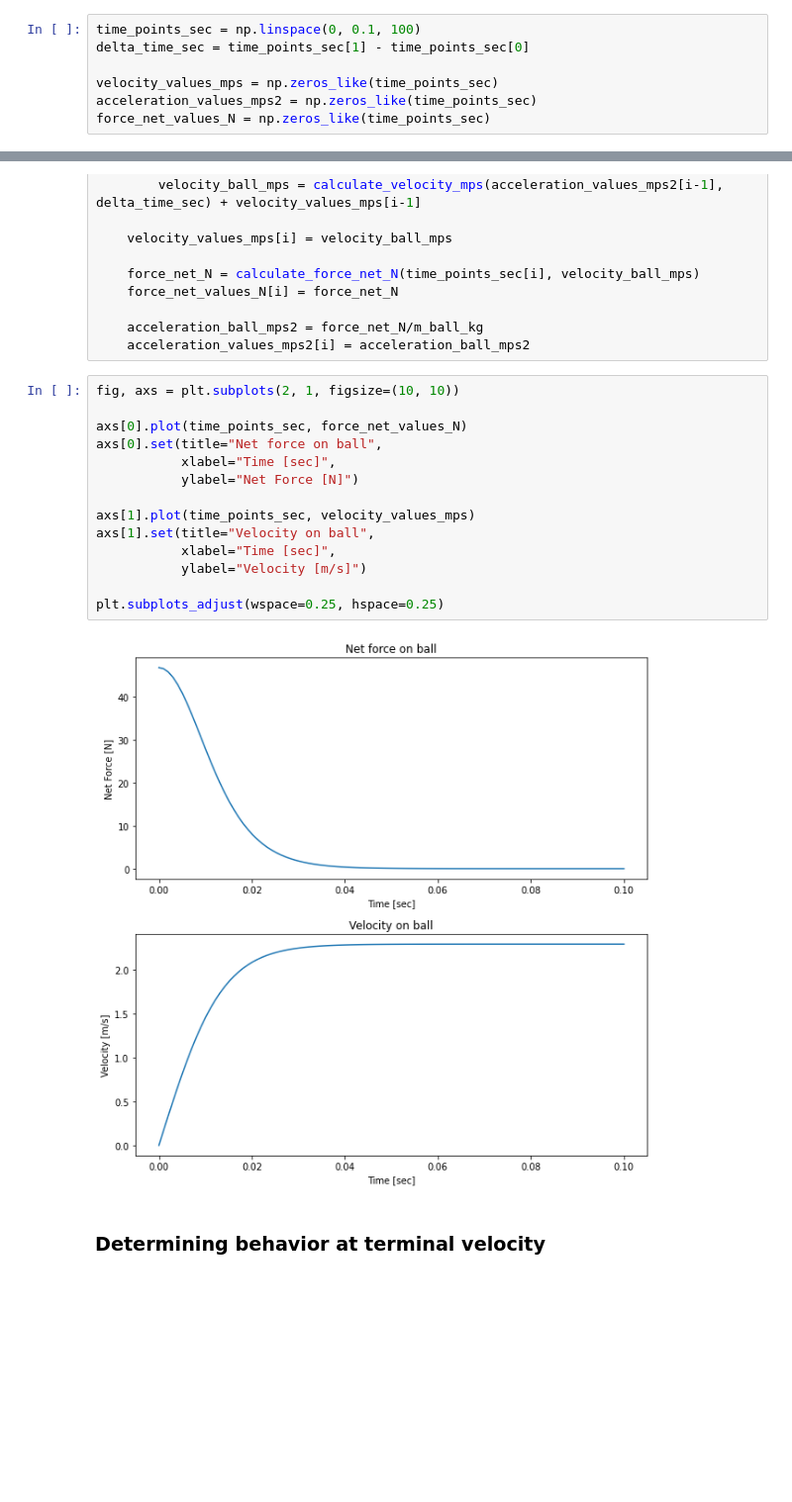
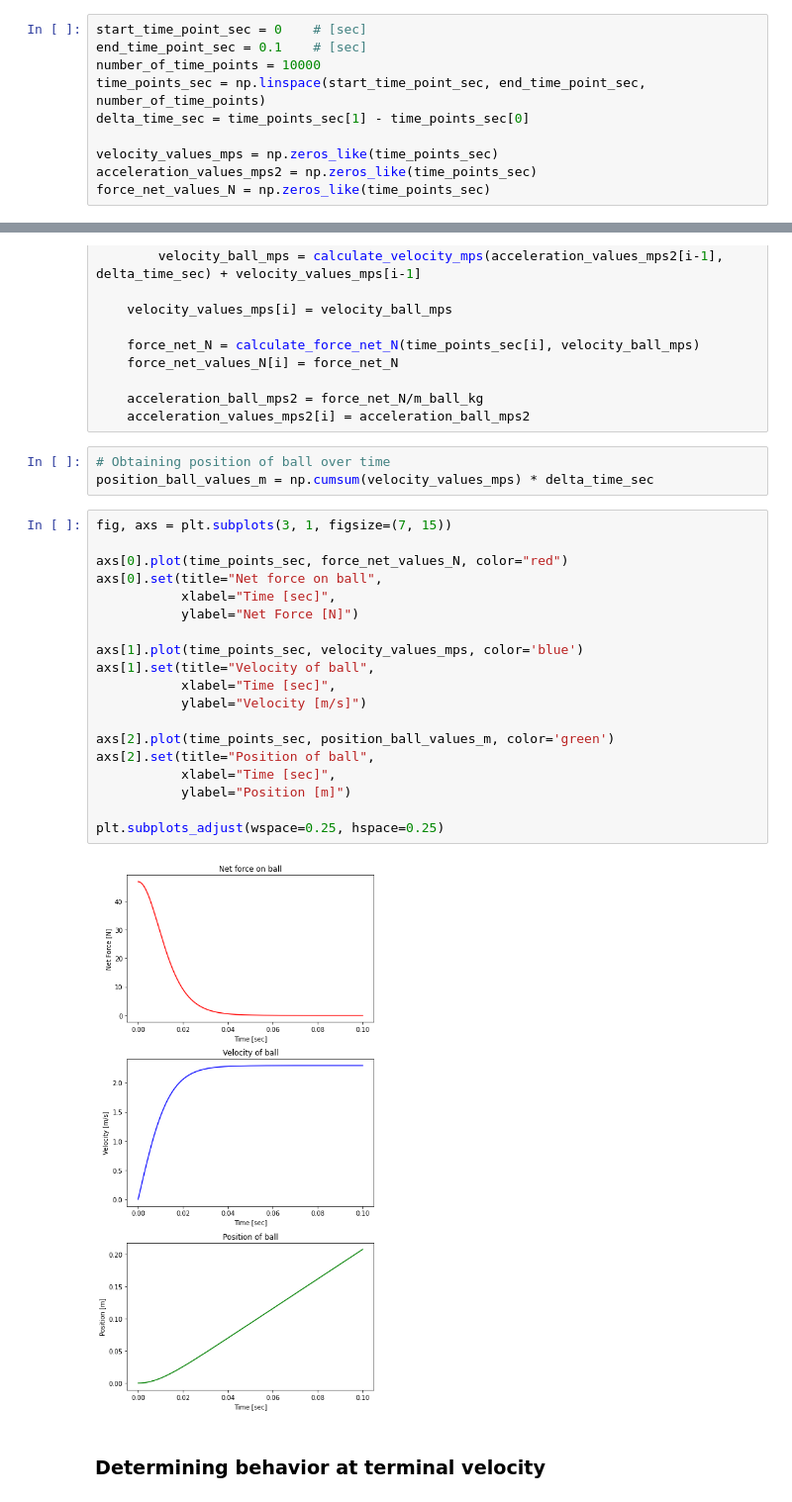
Before and after one commit to RobJMal/stem_tutorials, a Jupyter notebook: underwater_ball_launch/underwater_ball_launch.ipynb, the cells around one changed output, grey strips where cells are left out. Shown: that part at 99% size. Cells and saved outputs as stored; diff of their text form; blank space fills up the shorter version.

Commit message:
Added colors to plots. Included additional information regarding position of ball integrated over the velocity

```diff
--- a/underwater_ball_launch/underwater_ball_launch.ipynb
+++ b/underwater_ball_launch/underwater_ball_launch.ipynb
@@ -18,7 +18,10 @@ volume_ball_m3 = (4/3)*np.pi*np.power(r_ball_m, 3)
 force_buoyancy_N = rho_h20_kgpm3 * g * volume_ball_m3
 force_g_N = m_ball_kg * g
 # %%
-time_points_sec = np.linspace(0, 0.1, 100)
+start_time_point_sec = 0    # [sec]
+end_time_point_sec = 0.1    # [sec]
+number_of_time_points = 10000
+time_points_sec = np.linspace(start_time_point_sec, end_time_point_sec, number_of_time_points)
 delta_time_sec = time_points_sec[1] - time_points_sec[0]
 
 velocity_values_mps = np.zeros_like(time_points_sec)
@@ -55,22 +58,30 @@ for i in range(0, len(time_points_sec)):
 
     acceleration_ball_mps2 = force_net_N/m_ball_kg
     acceleration_values_mps2[i] = acceleration_ball_mps2
+# %%
+# Obtaining position of ball over time
+position_ball_values_m = np.cumsum(velocity_values_mps) * delta_time_sec
 # %%
-fig, axs = plt.subplots(2, 1, figsize=(10, 10))
+fig, axs = plt.subplots(3, 1, figsize=(7, 15))
 
-axs[0].plot(time_points_sec, force_net_values_N)
+axs[0].plot(time_points_sec, force_net_values_N, color="red")
 axs[0].set(title="Net force on ball",
            xlabel="Time [sec]",
            ylabel="Net Force [N]")
 
-axs[1].plot(time_points_sec, velocity_values_mps)
-axs[1].set(title="Velocity on ball",
+axs[1].plot(time_points_sec, velocity_values_mps, color='blue')
+axs[1].set(title="Velocity of ball",
            xlabel="Time [sec]",
            ylabel="Velocity [m/s]")
 
+axs[2].plot(time_points_sec, position_ball_values_m, color='green')
+axs[2].set(title="Position of ball",
+           xlabel="Time [sec]",
+           ylabel="Position [m]")
+
 plt.subplots_adjust(wspace=0.25, hspace=0.25)
 # %% [output]
-[figure, old version]
+[figure, new version]
 # %% [markdown]
 ### Determining behavior at terminal velocity
 # %%
```
